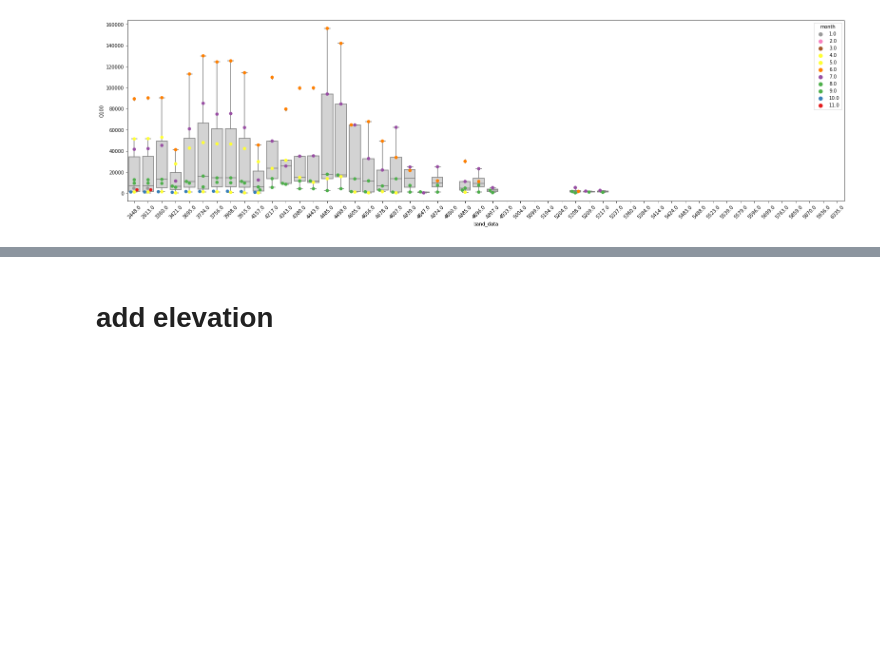
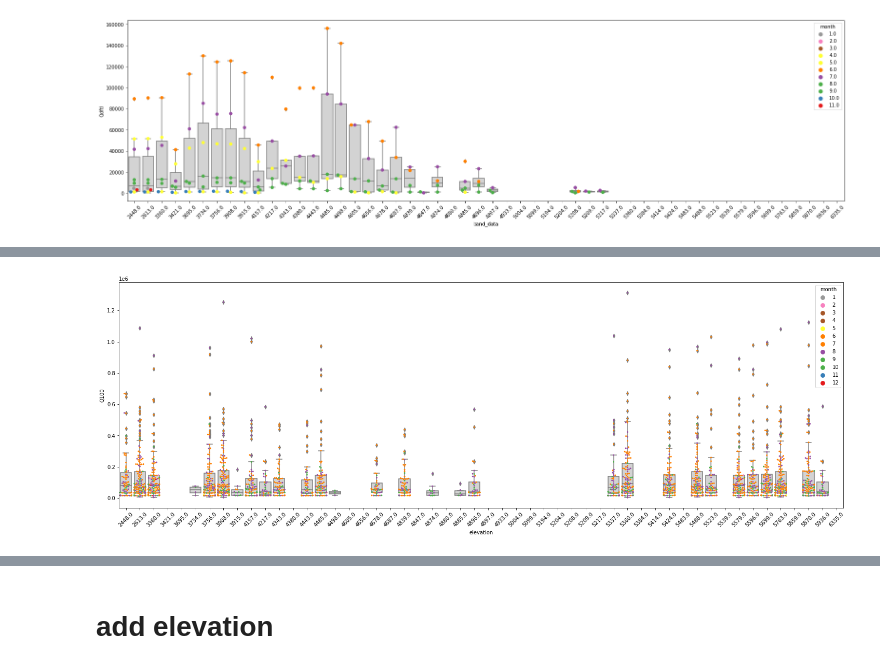
Before and after one commit to varyabazilova/sedcas_sediments_hma, a Jupyter notebook: 202405_modelruns/magnitude_frequency.ipynb, the cells around one changed output, grey strips where cells are left out. Cells and saved outputs as stored; diff of their text form; code cells hidden in the pictures; blank space fills up the shorter version.

```diff
--- a/202405_modelruns/magnitude_frequency.ipynb
+++ b/202405_modelruns/magnitude_frequency.ipynb
@@ -496,0 +553,10 @@ plt.show()
+# %%
+plt.figure(figsize=(25, 8))
+boxplots = sns.boxplot(x='elevation', y='Q100', data=melted_df_nozeros, color = 'lightgrey')
+scatter = sns.swarmplot(data=melted_df_nozeros, x='elevation', y='Q100', hue='month', palette='Set1_r', s = 3)
+
+
+plt.xticks(rotation=45)
+plt.show()
+# %% [output]
+[figure, added]
```
Also changed, not shown: parts of 35 cells of this notebook, 18 other files.
